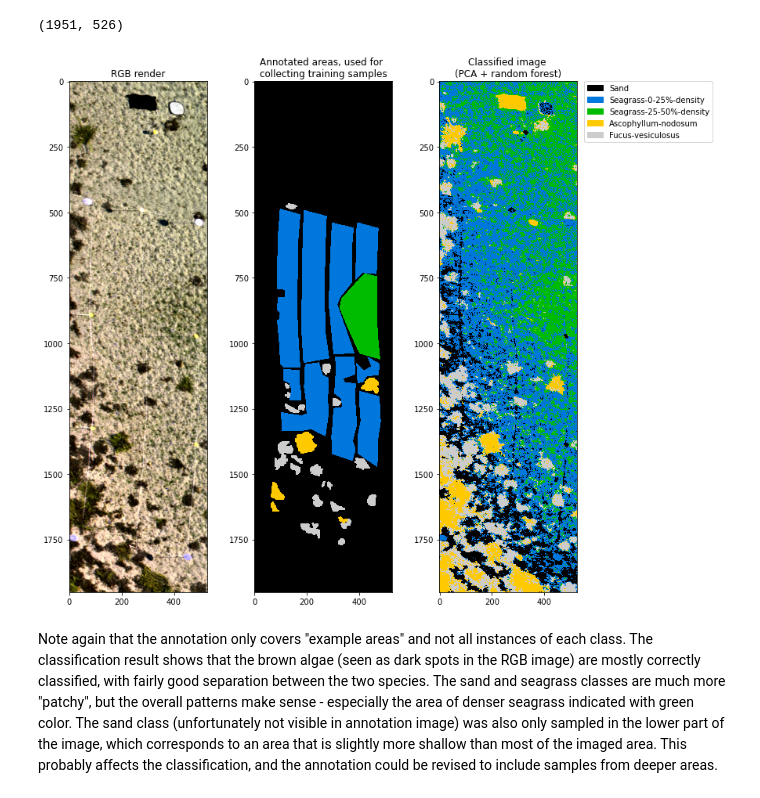
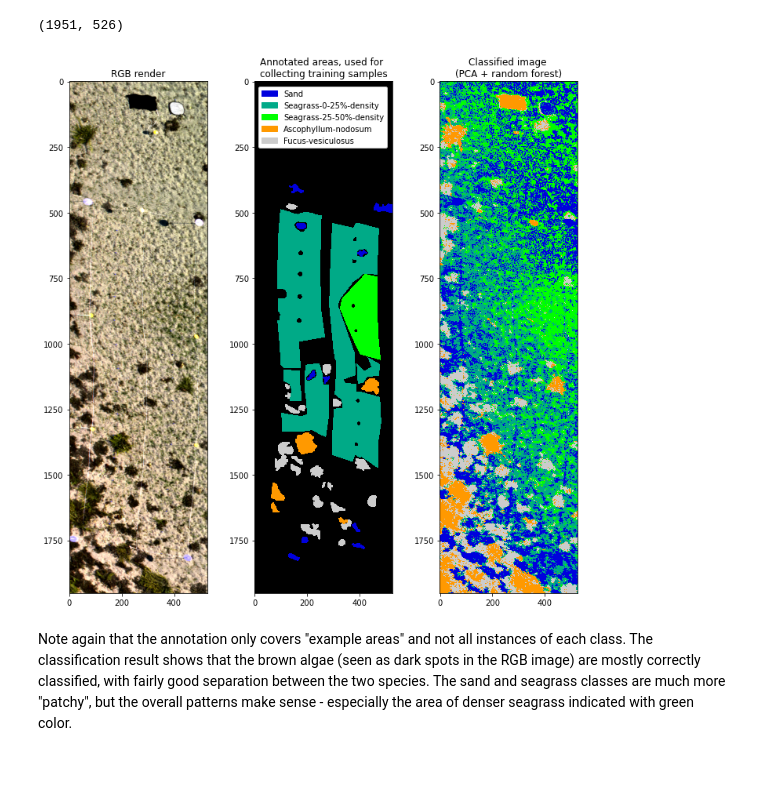
Before and after one commit to mh-skjelvareid/massimal, a Jupyter notebook: dataset_specific/20210418_Juvika/20210418_Juvika_TestClassification.ipynb, the cells around one changed output. Drawn from its saved outputs; the diff is of its cells as text; code cells hidden in the pictures; blank space fills up the shorter version.

```diff
--- a/dataset_specific/20210418_Juvika/20210418_Juvika_TestClassification.ipynb
+++ b/dataset_specific/20210418_Juvika/20210418_Juvika_TestClassification.ipynb
@@ -18,14 +18,14 @@ from sklearn.pipeline import make_pipeline
 # %%
 #%% Paths
 # If the dataset has the same structure as on Box, only base_data_dir needs to be changed
-base_data_dir = '/media/mha114/MassimalDataProcessing/20210418_Juvika/Hyperspectral'
+base_data_dir = '/media/mha114/Massimal/Bodo_Juvika/Hyperspectral/20210418'
 transect_dir = os.path.join(base_data_dir,'Transects/Transect1-15m-AGL')
 
 # Hyperspectral
 trans1_hyperspctral_file = os.path.join(transect_dir,'Reflectance_Bottom','manual_Pika_L_13-14-radiance-AppendCube-SpatialCrop-SubtractSpectrum-CorrectFromFlatReference-CropWavelengths.bip.hdr')
 
 # Annotation
-annotation_dir = os.path.join(transect_dir,'Annotation')
+annotation_dir = os.path.join(transect_dir,'Annotation/V2')
 ann_classes_json = os.path.join(annotation_dir,'label_classes.json')
 ann_trans1_im = os.path.join(annotation_dir,'transect1_radiance_rgb_15mAGL.png')
 # %% [markdown]
@@ -135,7 +136,7 @@ classes_used = ['Sand',
 #%% Create class map with only selected (used) classes
 class_map_simple = np.zeros(class_mask.shape)
 for ii,name in enumerate(classes_used):
-    class_map_simple[class_mask == class_dict[name]] = ii
+    class_map_simple[class_mask == class_dict[name]] = ii+1
 # %%
 #%% Show class map with selected classes
 fig,ax = plt.subplots(figsize=(6,12))
@@ -267,23 +268,27 @@ im_classified.shape
 # %%
 #%% Plot image, annotation and classification side by side
 fig,ax = plt.subplots(ncols=3,figsize=(12,12))
 ax[0].imshow(im_rgb)
 ax[0].set_title('RGB render')
-ax[1].imshow(class_map_simple,interpolation='none',cmap='nipy_spectral')
+cl_im = ax[1].imshow(class_map_simple,interpolation='none',cmap='nipy_spectral')
 ax[1].set_title('Annotated areas, used for \ncollecting training samples')
-
-cl_im = ax[2].imshow(im_classified,interpolation='none',cmap='nipy_spectral')
-ax[2].set_title('Classified image \n(PCA + random forest)')
-
 
 # Create classification plot legend
 import matplotlib.patches as mpatches
-values = np.arange(len(classes_used))
+values = np.arange(len(classes_used))+1
 colors = [cl_im.cmap(cl_im.norm(value)) for value in values]
 patches = [ mpatches.Patch(color=colors[i], label=classes_used[i] ) for i in range(len(values)) ]
-plt.legend(handles=patches, bbox_to_anchor=(1.05, 1), loc=2, borderaxespad=0. )
+#plt.legend(handles=patches, bbox_to_anchor=(1.05, 1), loc=2, borderaxespad=0. )
+ax[1].legend(handles=patches, bbox_to_anchor=(0.03, 0.99), loc=2, borderaxespad=0., framealpha=1 )
+
+im_classified_show = np.copy(im_classified) + 1
+im_classified_show[0] = 0 # Add single zero pixel to get scaling right
+cl_im = ax[2].imshow(im_classified_show,interpolation='none',cmap='nipy_spectral')
+ax[2].set_title('Classified image \n(PCA + random forest)')
+
+plt.savefig('/media/mha114/Massimal/Bodo_Juvika/Hyperspectral/20210418/Transects/Transect1-15m-AGL/Figures/classification.png',dpi=400)
 plt.show()
 # %% [output]
-[figure, old version]
+[figure, new version]
 # %% [markdown]
-Note again that the annotation only covers "example areas" and not all instances of each class. The classification result shows that the brown algae (seen as dark spots in the RGB image) are mostly correctly classified, with fairly good separation between the two species. The sand and seagrass classes are much more "patchy", but the overall patterns make sense - especially the area of denser seagrass indicated with green color. The sand class (unfortunately not visible in annotation image) was also only sampled in the lower part of the image, which corresponds to an area that is slightly more shallow than most of the imaged area. This probably affects the classification, and the annotation could be revised to include samples from deeper areas.
+Note again that the annotation only covers "example areas" and not all instances of each class. The classification result shows that the brown algae (seen as dark spots in the RGB image) are mostly correctly classified, with fairly good separation between the two species. The sand and seagrass classes are much more "patchy", but the overall patterns make sense - especially the area of denser seagrass indicated with green color.
```
Also changed, not shown: parts of 6 cells of this notebook.
